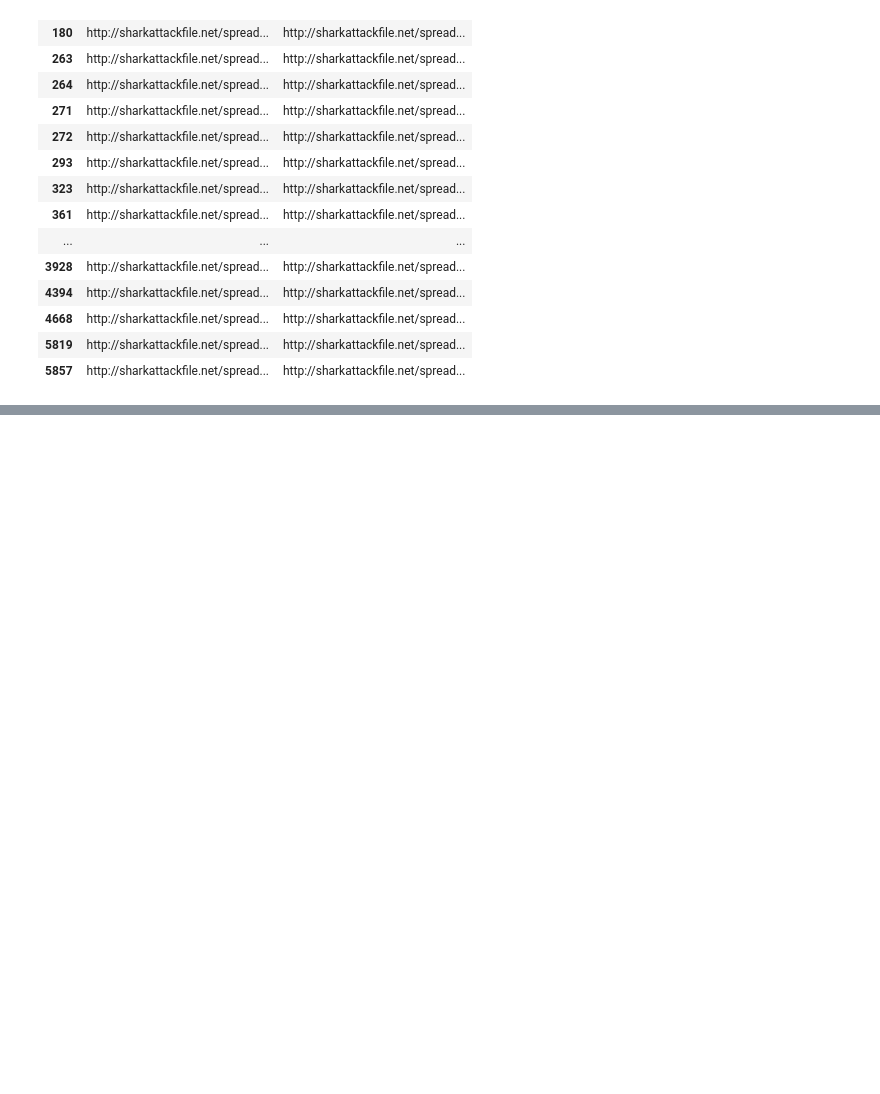
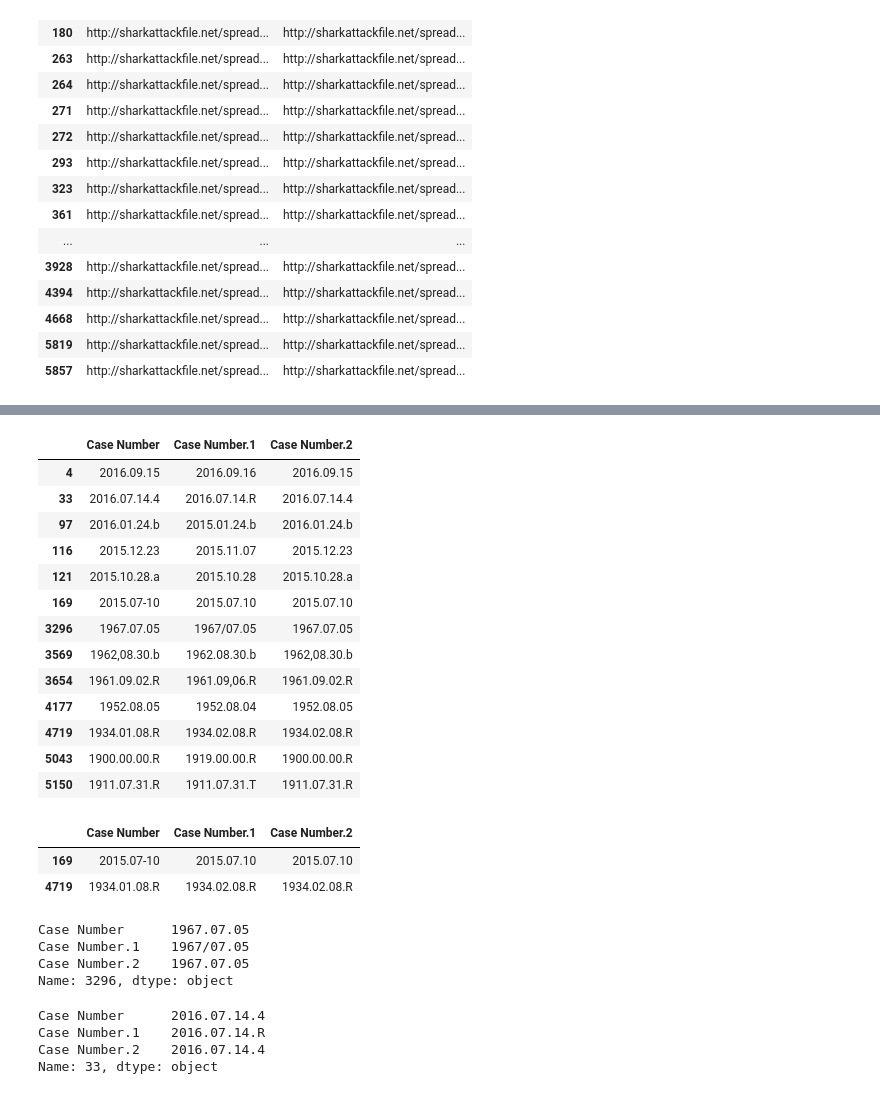
Before and after one commit to GerardDD/PR02-project-pandas, a Jupyter notebook: data/Project-02.ipynb, the cells around one changed output, grey strips where cells are left out. Drawn from its saved outputs; the diff is of its cells as text; code cells hidden in the pictures; blank space fills up the shorter version.

```diff
--- a/data/Project-02.ipynb
+++ b/data/Project-02.ipynb
@@ -284,0 +359,5 @@ dtype: int64
+# %%
+# usamos apply para añadir el sufijo pdf donde sea necesario
+shark_df['href'] = shark_df['href'].apply(lambda x: x if x.endswith('.pdf') else x + '.pdf')
+# %%
+shark_df['href formula'] = shark_df['href formula'].apply(lambda x: x if x.endswith('.pdf') else x + '.pdf')
@@ -284,0 +406,8 @@ dtype: int64
+# %%
+# vemos que algunos archivos tiene un caracter adicional
+# nos quedaremos con el más largo en cada caso ya que es el correcto
+for i in shark_df[shark_df['href formula'] != shark_df['href']].loc[:,['href','href formula']].index:
+    if len(shark_df.loc[i,'href']) == len(shark_df.loc[i,'href formula']) - 2:
+        shark_df.loc[i,'href'] = shark_df.loc[i,'href formula']
+    else:
+        shark_df.loc[i,'href formula'] = shark_df.loc[i,'href']
@@ -288,0 +475,41 @@ shark_df.drop(['href formula'],axis=1, inplace=True)
+# %%
+shark_df[shark_df['Case Number'] != shark_df['Case Number.1']][['Case Number','Case Number.1','Case Number.2']]
+# %% [output]
+|  | Case Number | Case Number.1 | Case Number.2 |
+| 4 | 2016.09.15 | 2016.09.16 | 2016.09.15 |
+| 33 | 2016.07.14.4 | 2016.07.14.R | 2016.07.14.4 |
+| 97 | 2016.01.24.b | 2015.01.24.b | 2016.01.24.b |
+| 116 | 2015.12.23 | 2015.11.07 | 2015.12.23 |
+| 121 | 2015.10.28.a | 2015.10.28 | 2015.10.28.a |
+| 169 | 2015.07-10 | 2015.07.10 | 2015.07.10 |
+| 3296 | 1967.07.05 | 1967/07.05 | 1967.07.05 |
+| 3569 | 1962,08.30.b | 1962.08.30.b | 1962,08.30.b |
+| 3654 | 1961.09.02.R | 1961.09,06.R | 1961.09.02.R |
+| 4177 | 1952.08.05 | 1952.08.04 | 1952.08.05 |
+| 4719 | 1934.01.08.R | 1934.02.08.R | 1934.02.08.R |
+| 5043 | 1900.00.00.R | 1919.00.00.R | 1900.00.00.R |
+| 5150 | 1911.07.31.R | 1911.07.31.T | 1911.07.31.R |
+# %%
+shark_df[shark_df['Case Number'] != shark_df['Case Number.2']][['Case Number','Case Number.1','Case Number.2']]
+# %% [output]
+|  | Case Number | Case Number.1 | Case Number.2 |
+| 169 | 2015.07-10 | 2015.07.10 | 2015.07.10 |
+| 4719 | 1934.01.08.R | 1934.02.08.R | 1934.02.08.R |
+# %%
+# vemos que todos los valores excepto 15 son duplicados..
+# la información que puede aportar es muy relativa
+# en algunos casos se trata de pequeños cambios en el formato
+shark_df.loc[3296][['Case Number','Case Number.1', 'Case Number.2']]
+# %% [output]
+Case Number      1967.07.05
+Case Number.1    1967/07.05
+Case Number.2    1967.07.05
+Name: 3296, dtype: object
+# %%
+# en otros se trata de pequeñas erratas
+shark_df.loc[33][['Case Number','Case Number.1', 'Case Number.2']]
+# %% [output]
+Case Number      2016.07.14.4
+Case Number.1    2016.07.14.R
+Case Number.2    2016.07.14.4
+Name: 33, dtype: object
```
Also changed, not shown: parts of 41 cells of this notebook.
